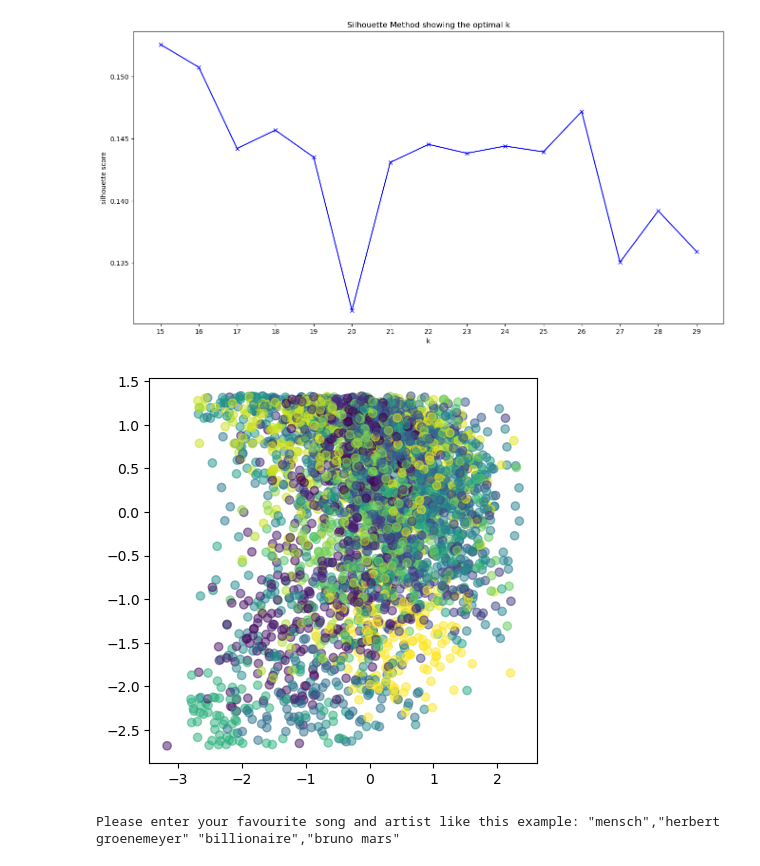
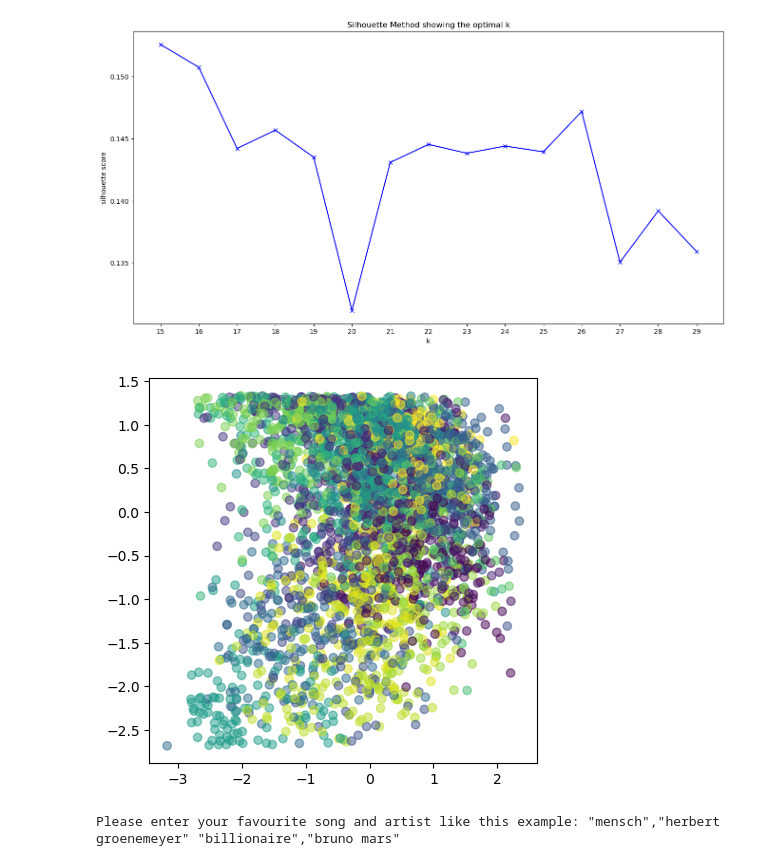
Before and after one commit to SunMax44/song_recommendor, a Jupyter notebook: spotify_api_webscraping.ipynb, the cells around one changed output. Drawn from its saved outputs; the diff is of its cells as text; code cells hidden in the pictures.

Commit message:
update 21 cluster and delete yes this my song button

```diff
--- a/spotify_api_webscraping.ipynb
+++ b/spotify_api_webscraping.ipynb
@@ -486,15 +486,15 @@ Text(0.5, 1.0, 'Silhouette Method showing the optimal k')
 # --> take 8, because i want to have different recommendations!
 # %%
 from sklearn import cluster
-kmeans = cluster.KMeans(n_clusters=26)
+kmeans = cluster.KMeans(n_clusters=21)
 kmeans.fit(X_scaled)
 pred = kmeans.predict(X_scaled)
 
 plt.figure(figsize=(5, 5))
 plt.scatter(X_scaled[:, 0], X_scaled[:, 1], c=pred,alpha=0.5)
 plt.show()
 # %% [output]
-[figure, old version]
+[figure, new version]
 # %%
 # add clusters to audiofeatures df and export to csv so that it can be used for picking a random song:
 afeatures_df['cluster'] = kmeans.labels_
```
Also changed, not shown: parts of 1 cell of this notebook, 3 other files.
